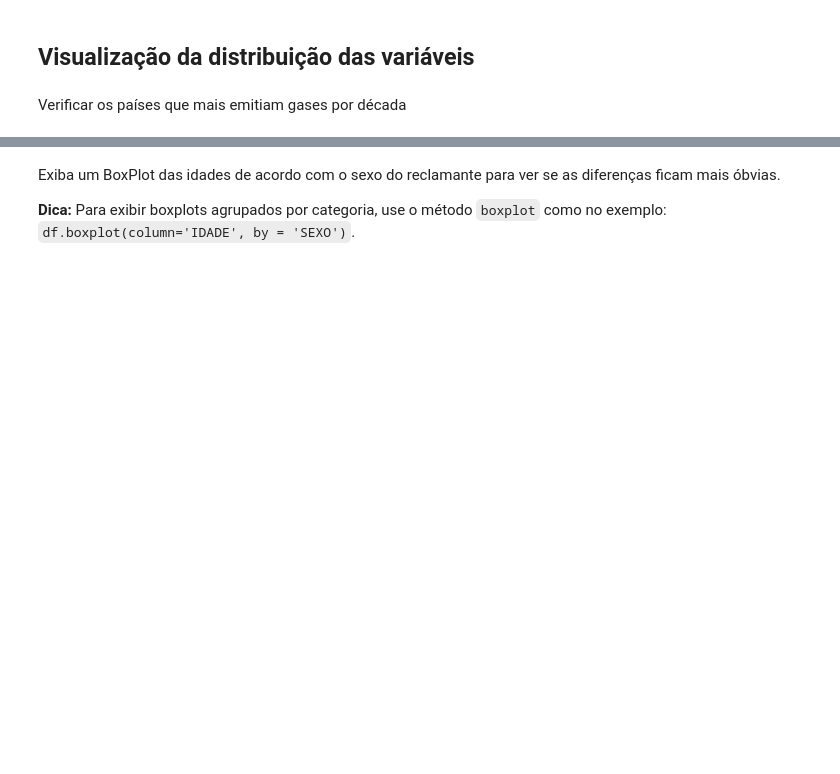
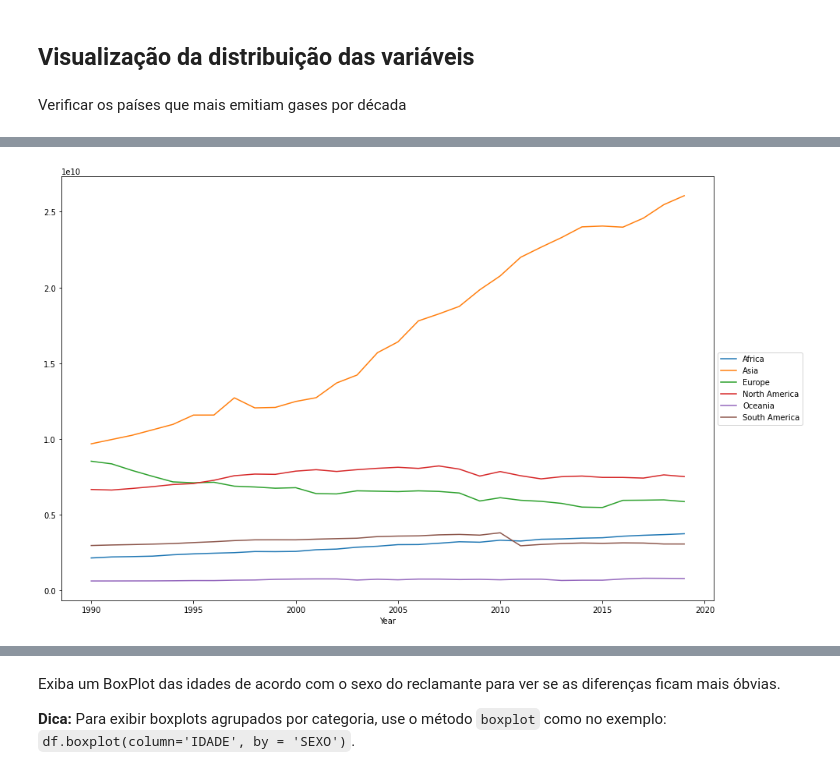
Before and after one commit to thiagorbernardo/UTFPR-Data-Science-CSB55, a Jupyter notebook: 02 - Analise exploratoria/AnaliseExploratoria-GasEmissions.ipynb, the cells around one changed output, grey strips where cells are left out. Drawn from its saved outputs; the diff is of its cells as text; code cells hidden in the pictures; blank space fills up the shorter version.

Commit message:
feat: new graphs in the countries

```diff
--- a/02 - Analise exploratoria/AnaliseExploratoria-GasEmissions.ipynb
+++ b/02 - Analise exploratoria/AnaliseExploratoria-GasEmissions.ipynb
@@ -72,0 +109,3 @@ df_test['Total including LUCF'] = df_test['Total including LUCF']*10^6
+# %%
+df_pivot = df_test.pivot(index='Year', columns='Entity', values='Total_Emissions')
+df_pivot
@@ -83,0 +135,13 @@ Verificar os países que mais emitiam gases por década
+# %%
+# Resposta:
+import matplotlib.pyplot as plt
+#df_grouped = df_test.groupby(['Entity', 'Year']).mean()
+#df_pivot = df_pivot.set_index('Year')
+df_pivot.plot.line(figsize=(15,10))
+
+plt.legend(loc='center left', bbox_to_anchor=(1.0, 0.5))
+plt.show()
+# df_masc = df.loc[df['SEXO'] == 'M']
+# df_masc['IDADE'].hist()
+# %% [output]
+[figure, added]
```
Also changed, not shown: parts of 25 cells of this notebook, 2 other files.
